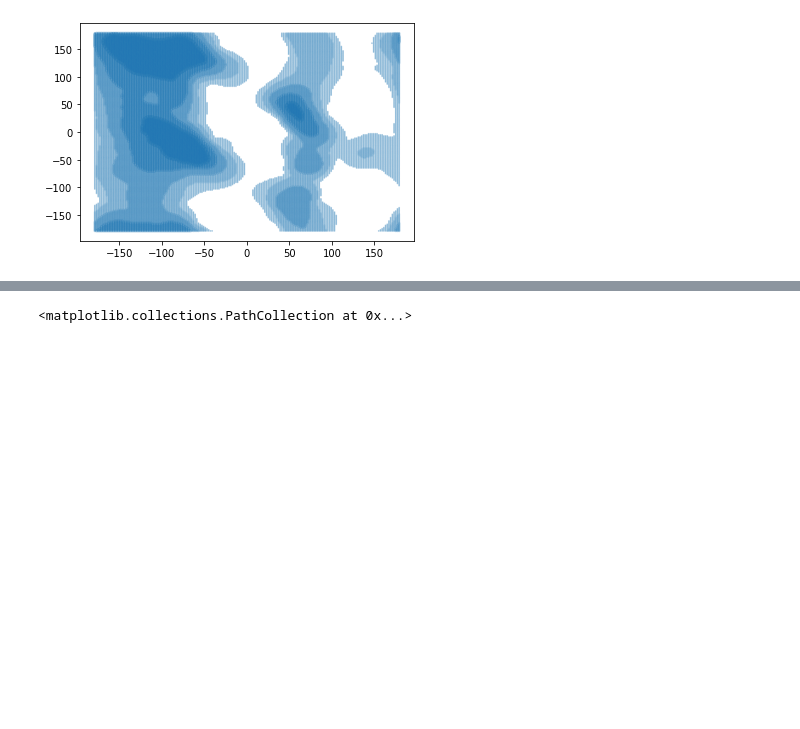
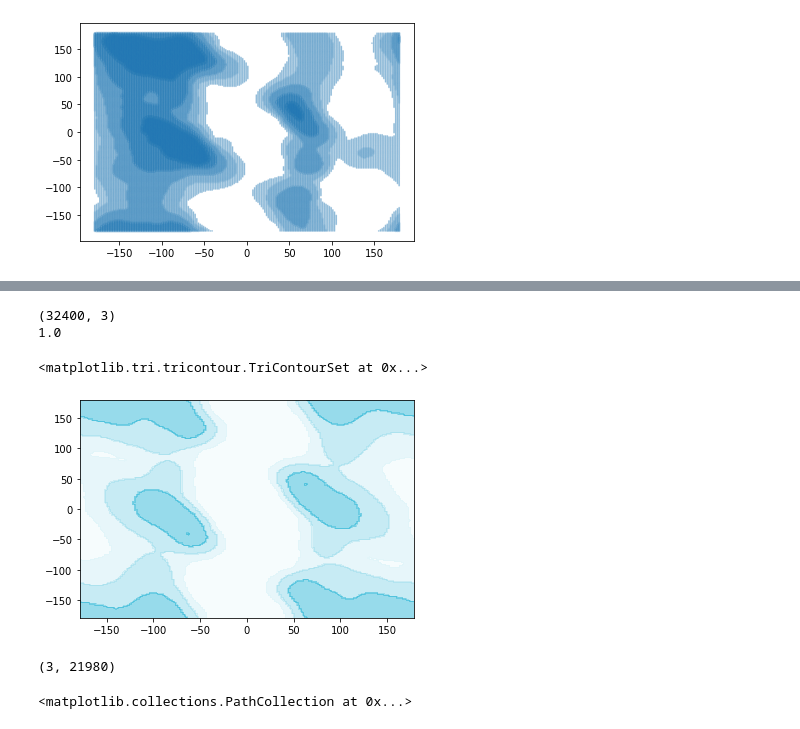
Before and after one commit to jRicciL/MD_namd_python, a Jupyter notebook: Ramachandran_plot_and_DSSP.ipynb, the cells around one changed output, grey strips where cells are left out. Cells and saved outputs as stored; diff of their text form; code cells hidden in the pictures; blank space fills up the shorter version.

```diff
--- a/Ramachandran_plot_and_DSSP.ipynb
+++ b/Ramachandran_plot_and_DSSP.ipynb
@@ -116,3 +150,31 @@ plt.tricontourf(a[0], a[1], a[2], levels = 16, cmap = my_cmap)
+# %%
+import matplotlib.tri as tri
+import matplotlib.pyplot as plt
+import matplotlib.cm as cm
+from matplotlib.colors import ListedColormap
+
+a = np.loadtxt('./dm_sources_1L2Y/0-inputs/ramchandran_references/pref_glycine.data.txt')
+print(a.shape)
+a= a.T
+for i in range(0, 5):
+    a[2][(a[2]  > 10**(-i-1)) & (a[2]  < 10**(-i))] = 10 * (2**(-i+1)) / 2
+a[2][(a[2]  < 0.001)] = 0
+a = np.compress(a[2] != 0, a, axis=1)
+
+
+print(a[2].min())
+
+my_cmap = sns.blend_palette(["#FFFFFF", "#21B4D5"], as_cmap=True)
+plt.tricontourf(a[0], a[1], a[2], cmap = my_cmap, alpha = 0.5)
+# %% [output]
+(32400, 3)
+1.0
+<matplotlib.tri.tricontour.TriContourSet at 0x...>
+[figure, added]
+# %%
+a.shape
+# %% [output]
+(3, 21980)
 # %%
 # Gráfico de Ramachandran
 # Cristal
```
Also changed, not shown: parts of 3 cells of this notebook.
